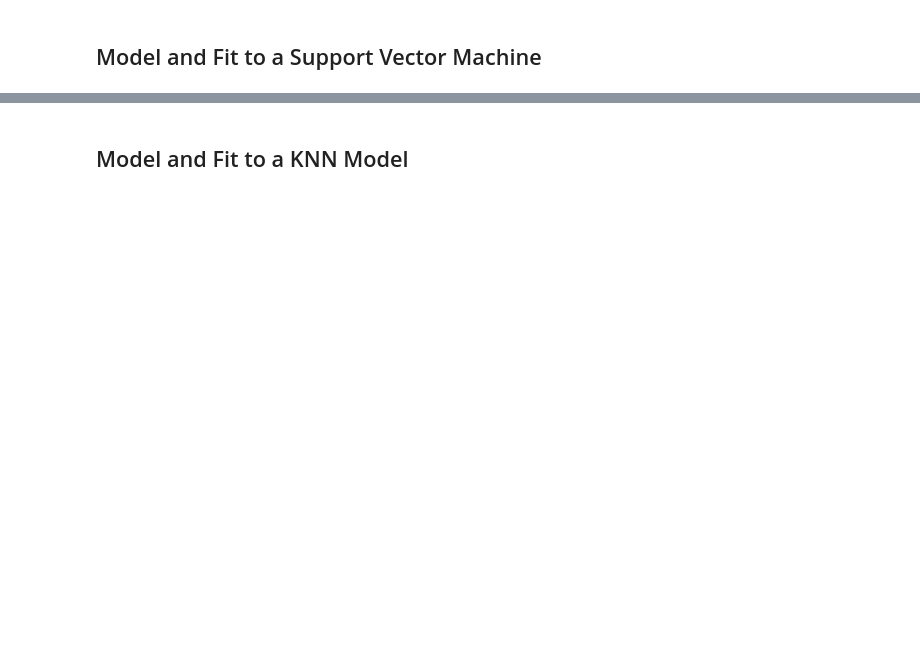
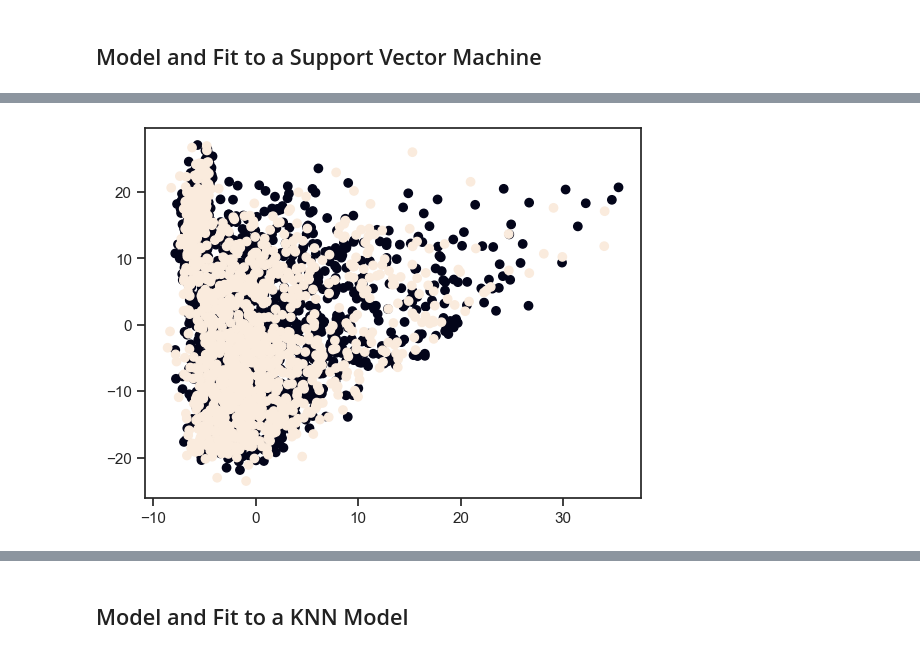
Before and after one commit to aka-Cairo/Project_2, a Jupyter notebook: CC_Rajeev.ipynb, the cells around one changed output, grey strips where cells are left out. Saved outputs shown, nothing was run; the diff lists cells and outputs as text; code cells hidden in the pictures; blank space fills up the shorter version.

```diff
--- a/CC_Rajeev.ipynb
+++ b/CC_Rajeev.ipynb
@@ -648,0 +556,12 @@ weighted avg       0.75      0.87      0.81      9709
+# %%
+x1=[I[4] for I in X]
+# %%
+x2=[I[3] for I in X]
+# %%
+%matplotlib inline
+import matplotlib.pyplot as plt
+import numpy as np
+plt.scatter(x1,x2,c=y)
+plt.show()
+# %% [output]
+[figure, added]
```
Also changed, not shown: parts of 58 cells of this notebook.
